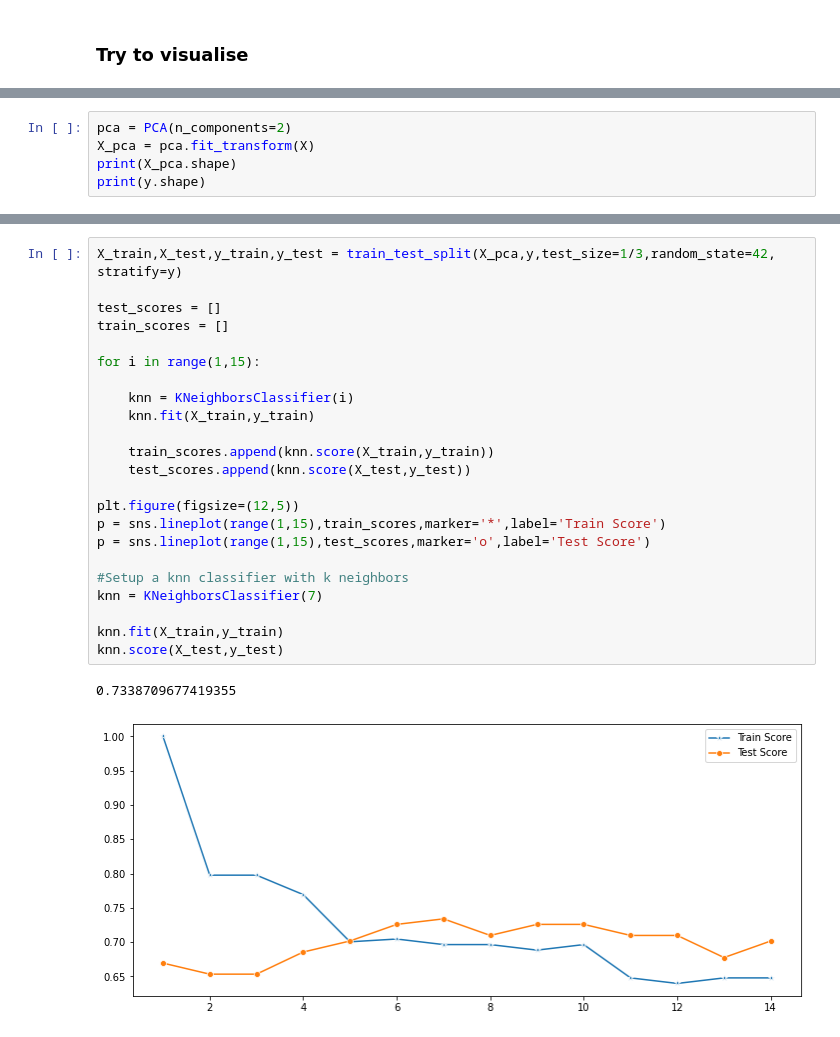
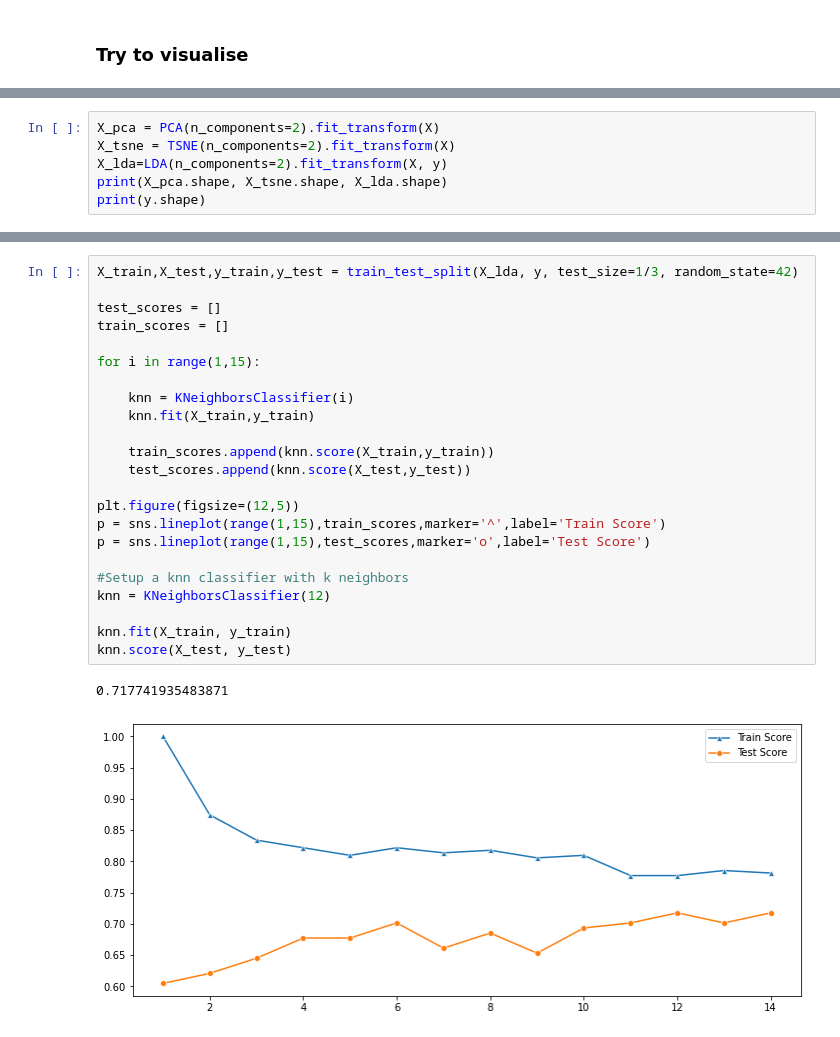
Before and after one commit to Lisstrange/Mini-examples, a Jupyter notebook: ghosts.ipynb, the cells around one changed output, grey strips where cells are left out. Drawn from its saved outputs; the diff is of its cells as text.

```diff
--- a/ghosts.ipynb
+++ b/ghosts.ipynb
@@ -390,8 +398,9 @@ from sklearn.decomposition import PCA
 # %% [output]
 '\nИспользуем понижение размерности с помощью PCA:\n1) Центрируем массы (вычитаем среднее)\n2) Нахоим матрицуц ковариации\n3) Находим сосбтвенные значечния матрицы ковариации\n4) Транспонируем её, пре ...
 # %%
-pca = PCA(n_components=2)
-X_pca = pca.fit_transform(X)
-print(X_pca.shape)
+X_pca = PCA(n_components=2).fit_transform(X)
+X_tsne = TSNE(n_components=2).fit_transform(X)
+X_lda=LDA(n_components=2).fit_transform(X, y)
+print(X_pca.shape, X_tsne.shape, X_lda.shape)
 print(y.shape)
 # %% [output]
@@ -403,26 +444,26 @@ import matplotlib.gridspec as gridspec
 # %%
-X_train,X_test,y_train,y_test = train_test_split(X_pca,y,test_size=1/3,random_state=42, stratify=y)
+X_train,X_test,y_train,y_test = train_test_split(X_lda, y, test_size=1/3, random_state=42)
 
 test_scores = []
 train_scores = []
 
 for i in range(1,15):
 
     knn = KNeighborsClassifier(i)
     knn.fit(X_train,y_train)
 
     train_scores.append(knn.score(X_train,y_train))
     test_scores.append(knn.score(X_test,y_test))
 
 plt.figure(figsize=(12,5))
-p = sns.lineplot(range(1,15),train_scores,marker='*',label='Train Score')
+p = sns.lineplot(range(1,15),train_scores,marker='^',label='Train Score')
 p = sns.lineplot(range(1,15),test_scores,marker='o',label='Test Score')
 
 #Setup a knn classifier with k neighbors
-knn = KNeighborsClassifier(7)
+knn = KNeighborsClassifier(12)
 
-knn.fit(X_train,y_train)
-knn.score(X_test,y_test)
+knn.fit(X_train, y_train)
+knn.score(X_test, y_test)
 # %% [output]
-0.7338709677419355
+0.717741935483871
-[figure, old version]
+[figure, new version]
```
Also changed, not shown: parts of 18 cells of this notebook.
